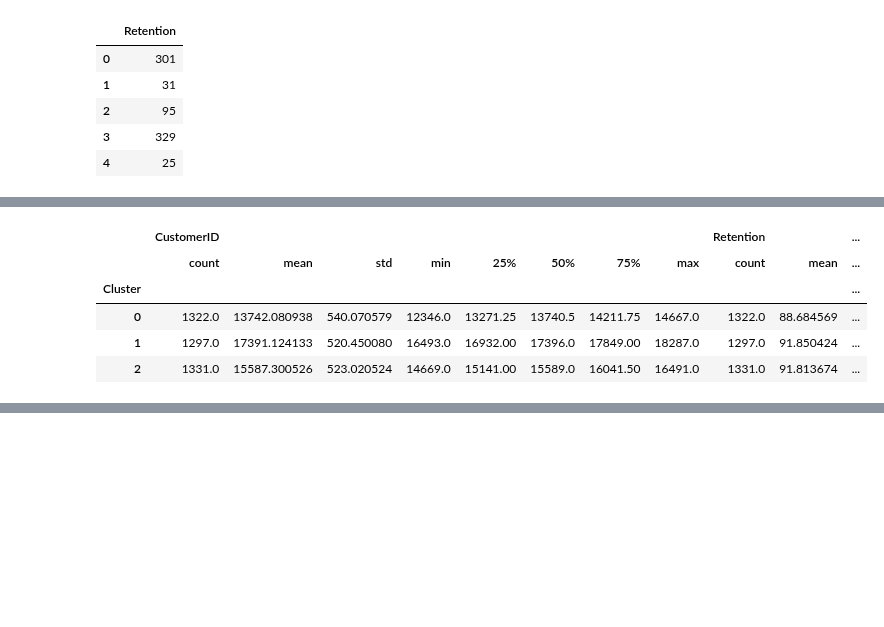
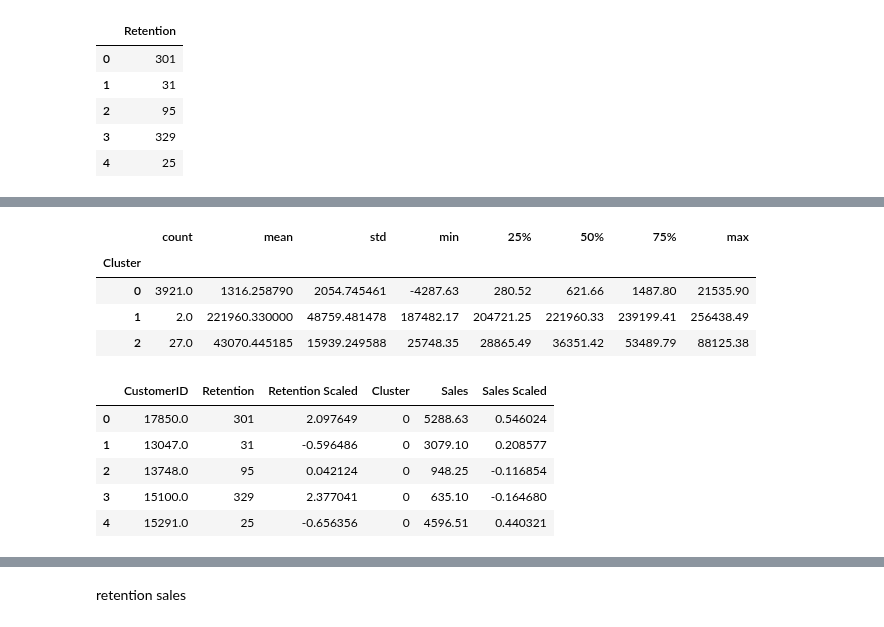
Before and after one commit to krakowiakpawel9/ml_course, a Jupyter notebook: ul/17_customer_segmentation.ipynb, the cells around one changed output, grey strips where cells are left out. Cells and saved outputs as stored; diff of their text form; code cells hidden in the pictures; blank space fills up the shorter version.

```diff
--- a/ul/17_customer_segmentation.ipynb
+++ b/ul/17_customer_segmentation.ipynb
@@ -369,0 +507,3 @@ data_user.head()
+# %%
+data_sales_scaled = data_user[['Sales Scaled']]
+data_sales_scaled.head()
@@ -369,0 +517,9 @@ data_user.head()
+# %%
+wcss = []
+for i in range(1, 10):
+    kmeans = KMeans(n_clusters=i, max_iter=1000)
+    kmeans.fit(data_sales_scaled)
+    wcss.append(kmeans.inertia_)
+
+wcss = pd.DataFrame(data=np.c_[range(1, 10), wcss], columns=['number_of_clusters', 'wcss'])
+wcss
@@ -369,0 +541,3 @@ data_user.head()
+# %%
+kmeans = KMeans(n_clusters=3, max_iter=1000)
+kmeans.fit(data_sales_scaled)
@@ -369,0 +548,4 @@ data_user.head()
+# %%
+data_user['Cluster'] = kmeans.labels_
+data_user['Cluster'] = data_user['Cluster'].astype(str)
+data_user.head()
@@ -370,10 +567,23 @@ data_user.head()
 # %%
-data_user.groupby('Cluster').describe()
+data_user.groupby('Cluster')['Sales'].describe()
 # %% [output]
-|  | CustomerID |  |  |  |  |  |  |  | Retention |  | ... |
-|  | count | mean | std | min | 25% | 50% | 75% | max | count | mean | ... |
-| Cluster |  |  |  |  |  |  |  |  |  |  | ... |
-| 0 | 1322.0 | 13742.080938 | 540.070579 | 12346.0 | 13271.25 | 13740.5 | 14211.75 | 14667.0 | 1322.0 | 88.684569 | ... |
-| 1 | 1297.0 | 17391.124133 | 520.450080 | 16493.0 | 16932.00 | 17396.0 | 17849.00 | 18287.0 | 1297.0 | 91.850424 | ... |
-| 2 | 1331.0 | 15587.300526 | 523.020524 | 14669.0 | 15141.00 | 15589.0 | 16041.50 | 16491.0 | 1331.0 | 91.813674 | ... |
+|  | count | mean | std | min | 25% | 50% | 75% | max |
+| Cluster |  |  |  |  |  |  |  |  |
+| 0 | 3921.0 | 1316.258790 | 2054.745461 | -4287.63 | 280.52 | 621.66 | 1487.80 | 21535.90 |
+| 1 | 2.0 | 221960.330000 | 48759.481478 | 187482.17 | 204721.25 | 221960.33 | 239199.41 | 256438.49 |
+| 2 | 27.0 | 43070.445185 | 15939.249588 | 25748.35 | 28865.49 | 36351.42 | 53489.79 | 88125.38 |
+# %%
+dbscan = DBSCAN(eps=0.03, min_samples=5)
+dbscan.fit(data_sales_scaled)
+clusters = dbscan.labels_
+data_user['Cluster'] = clusters
+data_user['Cluster'] = data_user['Cluster'].astype(str)
+data_user.head()
+# %% [output]
+|  | CustomerID | Retention | Retention Scaled | Cluster | Sales | Sales Scaled |
+| 0 | 17850.0 | 301 | 2.097649 | 0 | 5288.63 | 0.546024 |
+| 1 | 13047.0 | 31 | -0.596486 | 0 | 3079.10 | 0.208577 |
+| 2 | 13748.0 | 95 | 0.042124 | 0 | 948.25 | -0.116854 |
+| 3 | 15100.0 | 329 | 2.377041 | 0 | 635.10 | -0.164680 |
+| 4 | 15291.0 | 25 | -0.656356 | 0 | 4596.51 | 0.440321 |
 # %%
@@ -382,2 +591,4 @@ px.scatter(data_user, x='CustomerID', y='Retention', color='Cluster', template='
 # %% [output]
 [interactive output not drawn]
+# %% [markdown]
+retention sales
```
Also changed, not shown: parts of 56 cells of this notebook.
